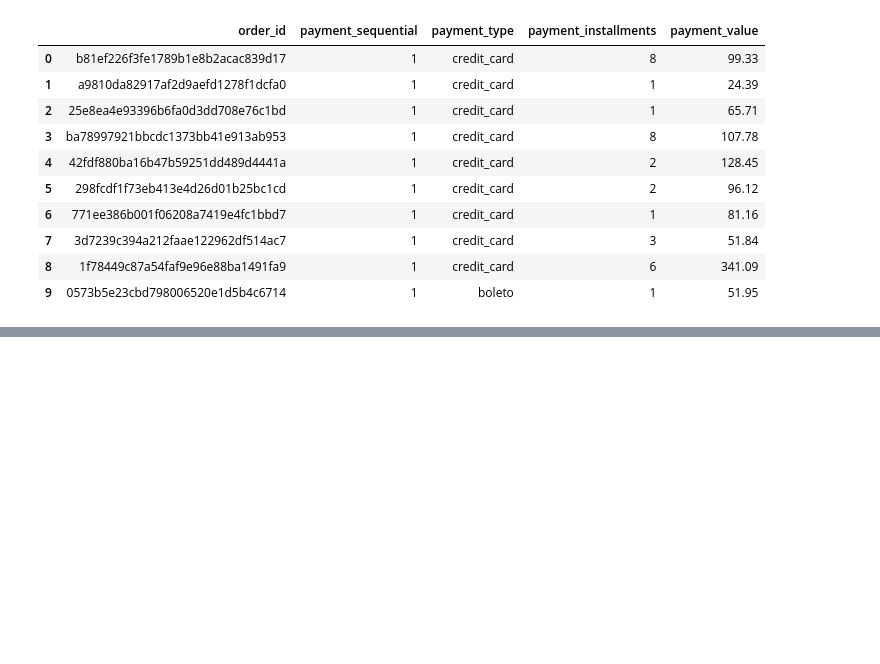
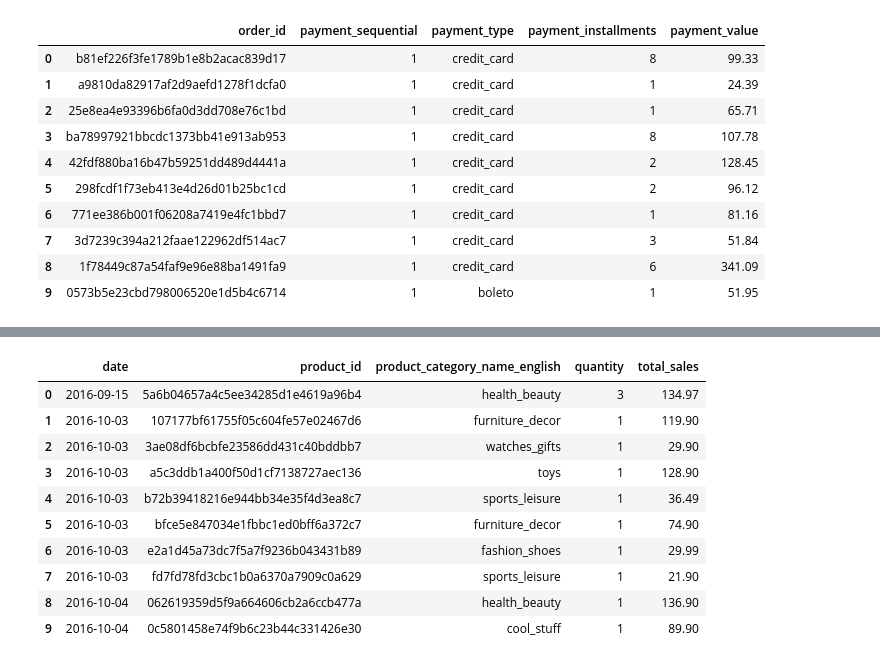
Before and after one commit to roguef07/TFM_Equipo_15, a Jupyter notebook: scrapping/EDA.ipynb, the cells around one changed output, grey strips where cells are left out. Cells and saved outputs as stored; diff of their text form; code cells hidden in the pictures; blank space fills up the shorter version.

```diff
--- a/scrapping/EDA.ipynb
+++ b/scrapping/EDA.ipynb
@@ -30,0 +129,2 @@ Hola mundo
+# %%
+df_final["date"] = df_final["order_purchase_timestamp"].dt.date
@@ -30,0 +152,24 @@ Hola mundo
+# %%
+ventas_diarias = (
+    df_final
+    .groupby(["date", "product_id", "product_category_name_english"])
+    .agg(
+        quantity=("product_id", "count"),
+        total_sales=("price", "sum")
+    )
+    .reset_index()
+)
+# %%
+ventas_diarias.head(10)
+# %% [output]
+|  | date | product_id | product_category_name_english | quantity | total_sales |
+| 0 | 2016-09-15 | 5a6b04657a4c5ee34285d1e4619a96b4 | health_beauty | 3 | 134.97 |
+| 1 | 2016-10-03 | 107177bf61755f05c604fe57e02467d6 | furniture_decor | 1 | 119.90 |
+| 2 | 2016-10-03 | 3ae08df6bcbfe23586dd431c40bddbb7 | watches_gifts | 1 | 29.90 |
+| 3 | 2016-10-03 | a5c3ddb1a400f50d1cf7138727aec136 | toys | 1 | 128.90 |
+| 4 | 2016-10-03 | b72b39418216e944bb34e35f4d3ea8c7 | sports_leisure | 1 | 36.49 |
+| 5 | 2016-10-03 | bfce5e847034e1fbbc1ed0bff6a372c7 | furniture_decor | 1 | 74.90 |
+| 6 | 2016-10-03 | e2a1d45a73dc7f5a7f9236b043431b89 | fashion_shoes | 1 | 29.99 |
+| 7 | 2016-10-03 | fd7fd78fd3cbc1b0a6370a7909c0a629 | sports_leisure | 1 | 21.90 |
+| 8 | 2016-10-04 | 062619359d5f9a664606cb2a6ccb477a | health_beauty | 1 | 136.90 |
+| 9 | 2016-10-04 | 0c5801458e74f9b6c23b44c331426e30 | cool_stuff | 1 | 89.90 |
```
Also changed, not shown: parts of 34 cells of this notebook.
